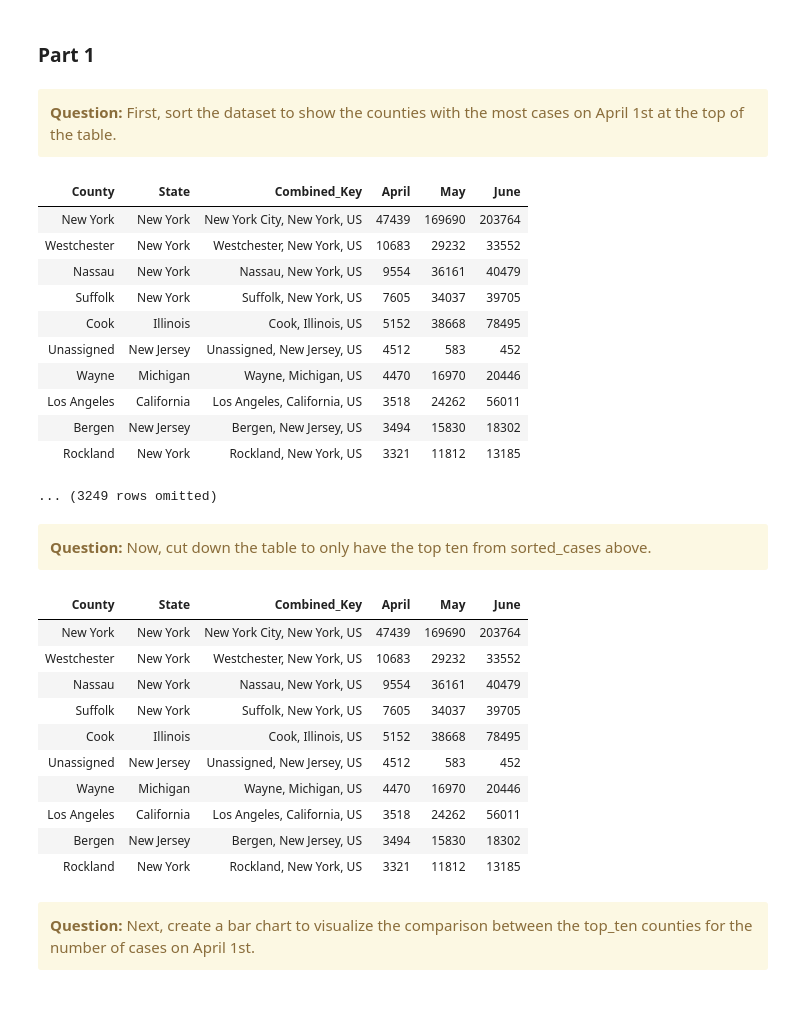
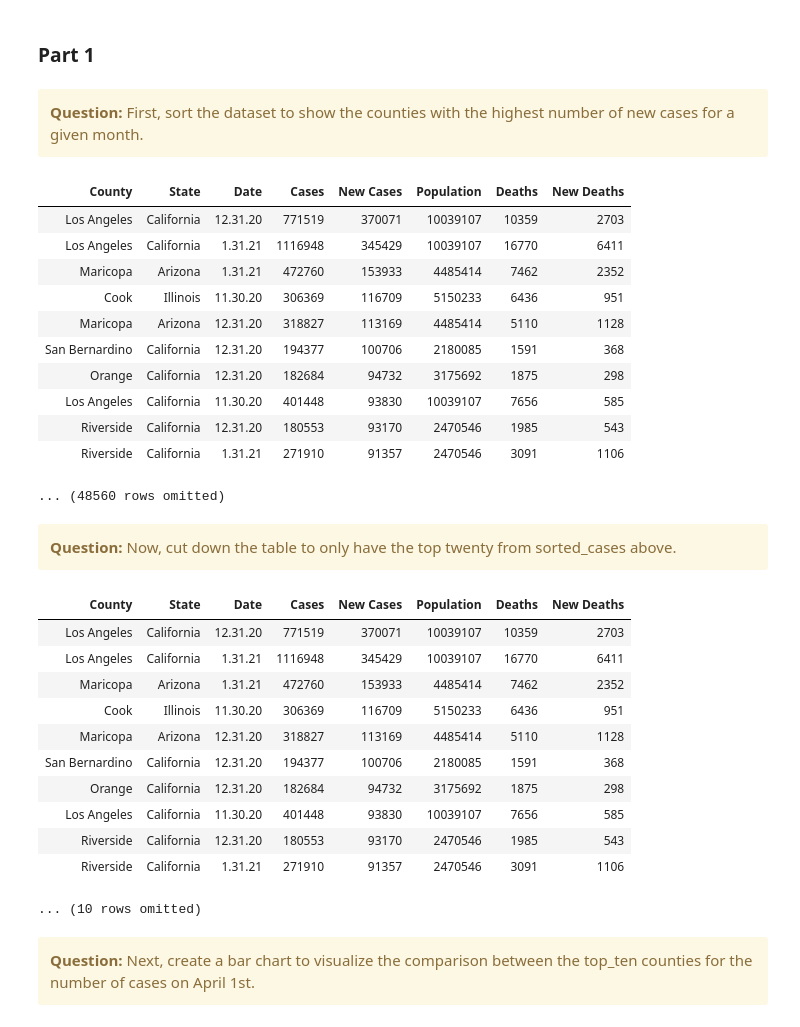
Before and after one commit to ds-modules/BUDS-SU21-Dev, a Jupyter notebook: Project_2/COVID/Project_1.ipynb, the cells around one changed output. Saved outputs shown, nothing was run; the diff lists cells and outputs as text; code cells hidden in the pictures.

```diff
--- a/Project_2/COVID/Project_1.ipynb
+++ b/Project_2/COVID/Project_1.ipynb
@@ -110,0 +59,4 @@ confirmed_cases_clean
+# %%
+covid_statistics = Table().read_table("data/covid_timeseries.csv").drop(0, 1, 2, 3, 4, 7,
+                                                                        'Lat', 'Long_', 'Combined_Key')
+covid_statistics
@@ -110,0 +76,7 @@ confirmed_cases_clean
+# %%
+#Here, we are relabeling the columns to have more accurate names
+covid_statistics = covid_statistics.relabel(make_array('Admin2', 'Province_State', 'month', 'cases',
+                                                      'cases_new', 'deaths', 'deaths_new'),
+                                            make_array('County', 'State', 'Date', 'Cases',
+                                                      'New Cases', 'Deaths', 'New Deaths'))
+covid_statistics
@@ -137,5 +122,6 @@ Visualizations help us to understand what the dataset is telling us. Compare the
 ### Part 1
 # %% [markdown]
 <div class="alert alert-warning">
-<b>Question:</b> First, sort the dataset to show the counties with the most cases on April 1st at the top of the table.
+<b>Question:</b> First, sort the dataset to show the counties with the highest number of new cases for a given month.
+
    </div>
@@ -145,21 +128,24 @@ sorted_cases
+# %%
+new_cases_sorted = covid_statistics.sort('...', descending=...)
+new_cases_sorted
 # %%
 #KEY
-sorted_cases = confirmed_cases_clean.sort("April", descending = True)
-sorted_cases
+new_cases_sorted = covid_statistics.sort('New Cases', descending=True)
+new_cases_sorted
 # %% [output]
-| County | State | Combined_Key | April | May | June |
-| New York | New York | New York City, New York, US | 47439 | 169690 | 203764 |
-| Westchester | New York | Westchester, New York, US | 10683 | 29232 | 33552 |
-| Nassau | New York | Nassau, New York, US | 9554 | 36161 | 40479 |
-| Suffolk | New York | Suffolk, New York, US | 7605 | 34037 | 39705 |
-| Cook | Illinois | Cook, Illinois, US | 5152 | 38668 | 78495 |
-| Unassigned | New Jersey | Unassigned, New Jersey, US | 4512 | 583 | 452 |
-| Wayne | Michigan | Wayne, Michigan, US | 4470 | 16970 | 20446 |
-| Los Angeles | California | Los Angeles, California, US | 3518 | 24262 | 56011 |
-| Bergen | New Jersey | Bergen, New Jersey, US | 3494 | 15830 | 18302 |
-| Rockland | New York | Rockland, New York, US | 3321 | 11812 | 13185 |
+| County | State | Date | Cases | New Cases | Population | Deaths | New Deaths |
+| Los Angeles | California | 12.31.20 | 771519 | 370071 | 10039107 | 10359 | 2703 |
+| Los Angeles | California | 1.31.21 | 1116948 | 345429 | 10039107 | 16770 | 6411 |
+| Maricopa | Arizona | 1.31.21 | 472760 | 153933 | 4485414 | 7462 | 2352 |
+| Cook | Illinois | 11.30.20 | 306369 | 116709 | 5150233 | 6436 | 951 |
+| Maricopa | Arizona | 12.31.20 | 318827 | 113169 | 4485414 | 5110 | 1128 |
+| San Bernardino | California | 12.31.20 | 194377 | 100706 | 2180085 | 1591 | 368 |
+| Orange | California | 12.31.20 | 182684 | 94732 | 3175692 | 1875 | 298 |
+| Los Angeles | California | 11.30.20 | 401448 | 93830 | 10039107 | 7656 | 585 |
+| Riverside | California | 12.31.20 | 180553 | 93170 | 2470546 | 1985 | 543 |
+| Riverside | California | 1.31.21 | 271910 | 91357 | 2470546 | 3091 | 1106 |
-... (3249 rows omitted)
+... (48560 rows omitted)
 # %% [markdown]
 <div class="alert alert-warning">
-<b>Question:</b> Now, cut down the table to only have the top ten from sorted_cases above.
+<b>Question:</b> Now, cut down the table to only have the top twenty from sorted_cases above.
    </div>
@@ -168,19 +155,20 @@ top_ten = sorted_cases....(np.arange(10))
 # %%
 #KEY
-top_ten = sorted_cases.take(np.arange(10))
-top_ten
+top_twenty = new_cases_sorted.take(np.arange(20))
+top_twenty
 # %% [output]
-| County | State | Combined_Key | April | May | June |
-| New York | New York | New York City, New York, US | 47439 | 169690 | 203764 |
-| Westchester | New York | Westchester, New York, US | 10683 | 29232 | 33552 |
-| Nassau | New York | Nassau, New York, US | 9554 | 36161 | 40479 |
-| Suffolk | New York | Suffolk, New York, US | 7605 | 34037 | 39705 |
-| Cook | Illinois | Cook, Illinois, US | 5152 | 38668 | 78495 |
-| Unassigned | New Jersey | Unassigned, New Jersey, US | 4512 | 583 | 452 |
-| Wayne | Michigan | Wayne, Michigan, US | 4470 | 16970 | 20446 |
-| Los Angeles | California | Los Angeles, California, US | 3518 | 24262 | 56011 |
-| Bergen | New Jersey | Bergen, New Jersey, US | 3494 | 15830 | 18302 |
-| Rockland | New York | Rockland, New York, US | 3321 | 11812 | 13185 |
+| County | State | Date | Cases | New Cases | Population | Deaths | New Deaths |
+| Los Angeles | California | 12.31.20 | 771519 | 370071 | 10039107 | 10359 | 2703 |
+| Los Angeles | California | 1.31.21 | 1116948 | 345429 | 10039107 | 16770 | 6411 |
+| Maricopa | Arizona | 1.31.21 | 472760 | 153933 | 4485414 | 7462 | 2352 |
+| Cook | Illinois | 11.30.20 | 306369 | 116709 | 5150233 | 6436 | 951 |
+| Maricopa | Arizona | 12.31.20 | 318827 | 113169 | 4485414 | 5110 | 1128 |
+| San Bernardino | California | 12.31.20 | 194377 | 100706 | 2180085 | 1591 | 368 |
+| Orange | California | 12.31.20 | 182684 | 94732 | 3175692 | 1875 | 298 |
+| Los Angeles | California | 11.30.20 | 401448 | 93830 | 10039107 | 7656 | 585 |
+| Riverside | California | 12.31.20 | 180553 | 93170 | 2470546 | 1985 | 543 |
+| Riverside | California | 1.31.21 | 271910 | 91357 | 2470546 | 3091 | 1106 |
+... (10 rows omitted)
 # %% [markdown]
 <div class="alert alert-warning">
 <b>Question:</b> Next, create a bar chart to visualize the comparison between the top_ten counties for the number of cases on April 1st.
```
Also changed, not shown: parts of 30 cells of this notebook, 2 other files.
